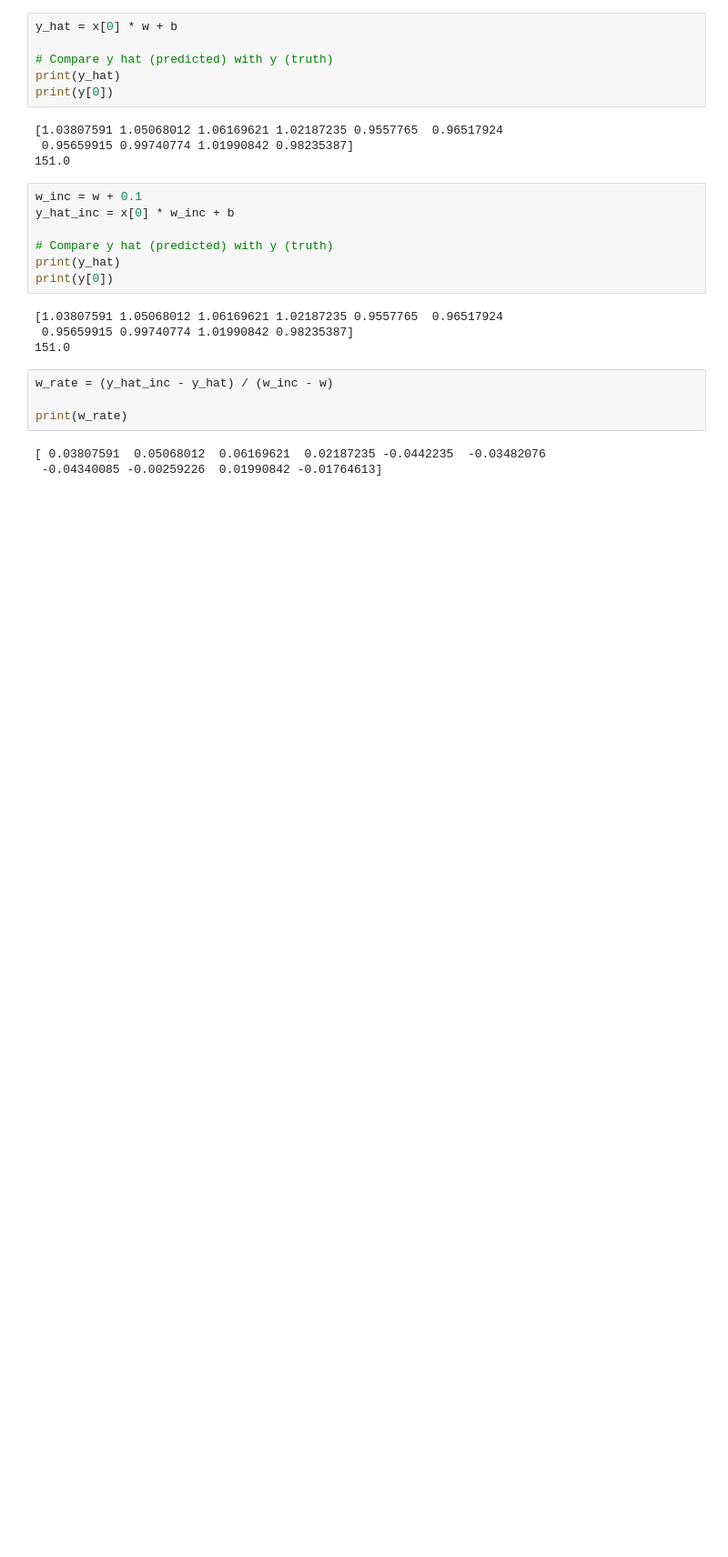
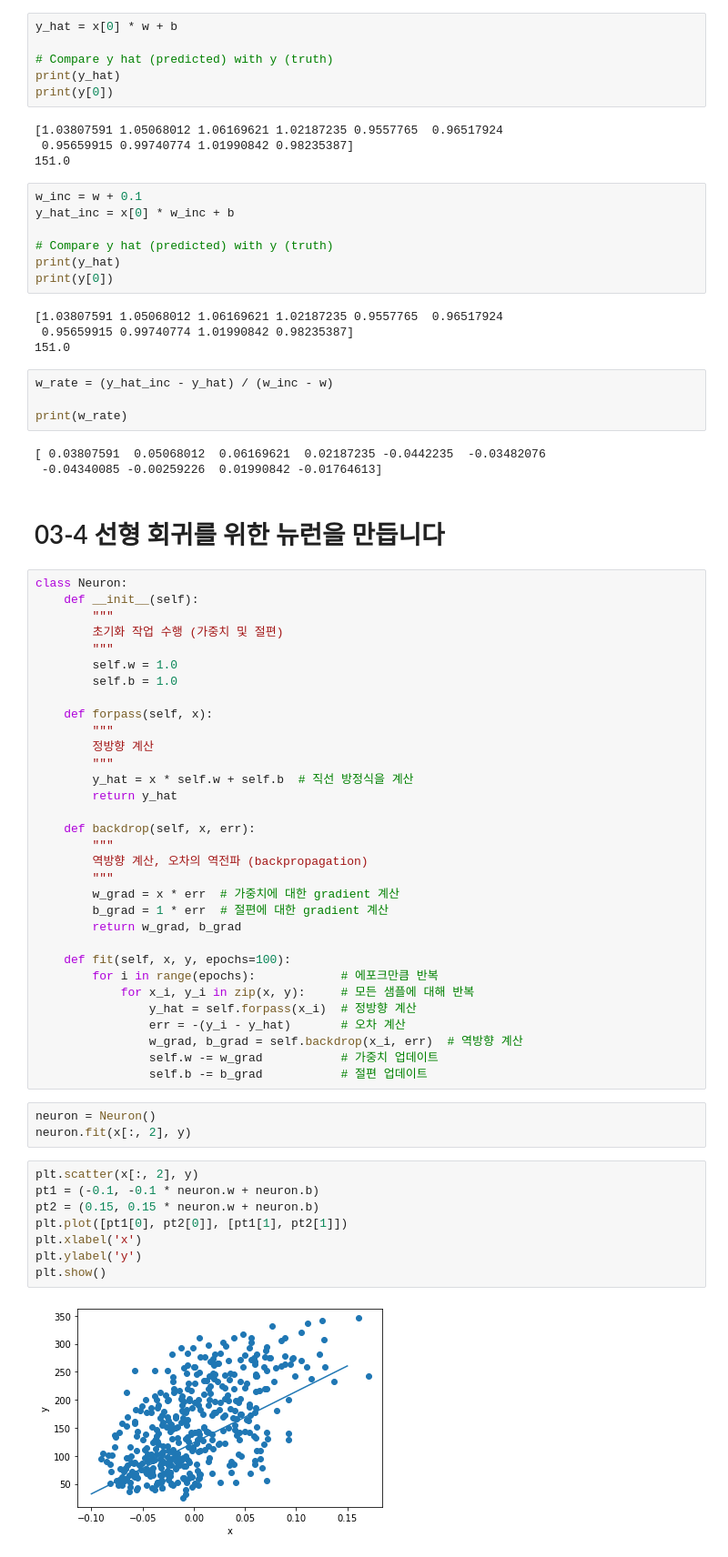
Before and after one commit to litsynp/cv-study, a Jupyter notebook: deep-learning/doit-deep-learning/ch03.ipynb, the cells around one changed output. Shown: that part at 91% size. Drawn from its saved outputs; the diff is of its cells as text; blank space fills up the shorter version.

```diff
--- a/deep-learning/doit-deep-learning/ch03.ipynb
+++ b/deep-learning/doit-deep-learning/ch03.ipynb
@@ -64,3 +64,50 @@ print(w_rate)
 # %% [output]
 [ 0.03807591  0.05068012  0.06169621  0.02187235 -0.0442235  -0.03482076
  -0.04340085 -0.00259226  0.01990842 -0.01764613]
+# %% [markdown]
+# 03-4 선형 회귀를 위한 뉴런을 만듭니다
+# %%
+class Neuron:
+    def __init__(self):
+        """
+        초기화 작업 수행 (가중치 및 절편)
+        """
+        self.w = 1.0
+        self.b = 1.0
+
+    def forpass(self, x):
+        """
+        정방향 계산
+        """
+        y_hat = x * self.w + self.b  # 직선 방정식을 계산
+        return y_hat
+
+    def backdrop(self, x, err):
+        """
+        역방향 계산, 오차의 역전파 (backpropagation)
+        """
+        w_grad = x * err  # 가중치에 대한 gradient 계산
+        b_grad = 1 * err  # 절편에 대한 gradient 계산
+        return w_grad, b_grad
+
+    def fit(self, x, y, epochs=100):
+        for i in range(epochs):            # 에포크만큼 반복
+            for x_i, y_i in zip(x, y):     # 모든 샘플에 대해 반복
+                y_hat = self.forpass(x_i)  # 정방향 계산
+                err = -(y_i - y_hat)       # 오차 계산
+                w_grad, b_grad = self.backdrop(x_i, err)  # 역방향 계산
+                self.w -= w_grad           # 가중치 업데이트
+                self.b -= b_grad           # 절편 업데이트
+# %%
+neuron = Neuron()
+neuron.fit(x[:, 2], y)
+# %%
+plt.scatter(x[:, 2], y)
+pt1 = (-0.1, -0.1 * neuron.w + neuron.b)
+pt2 = (0.15, 0.15 * neuron.w + neuron.b)
+plt.plot([pt1[0], pt2[0]], [pt1[1], pt2[1]])
+plt.xlabel('x')
+plt.ylabel('y')
+plt.show()
+# %% [output]
+[figure, added]
```
